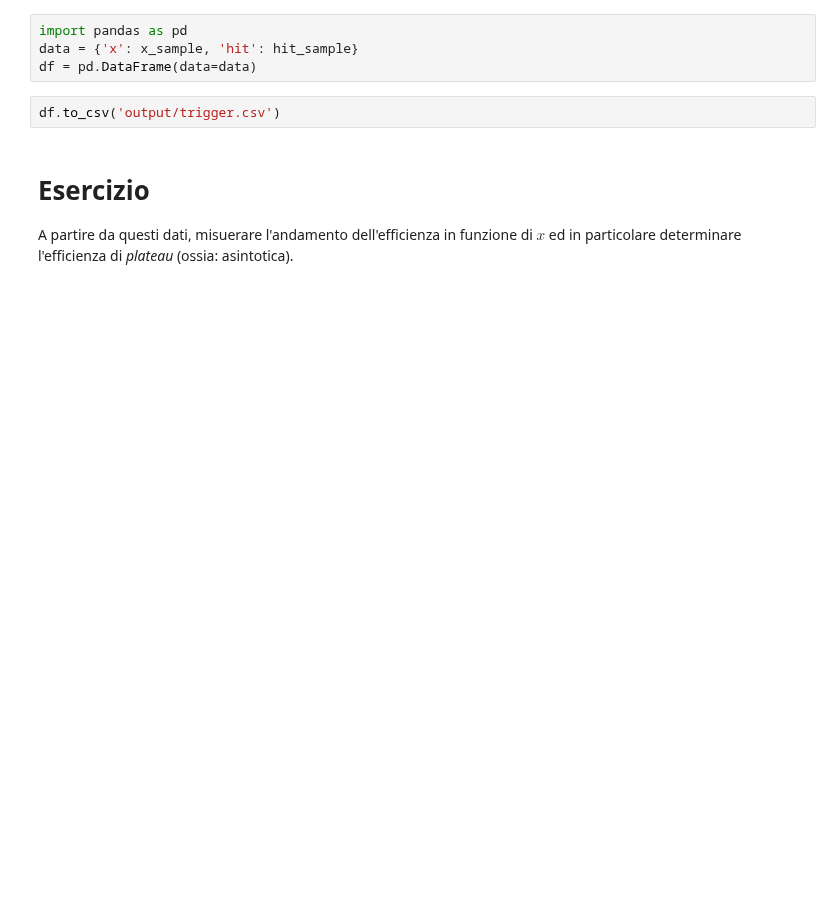
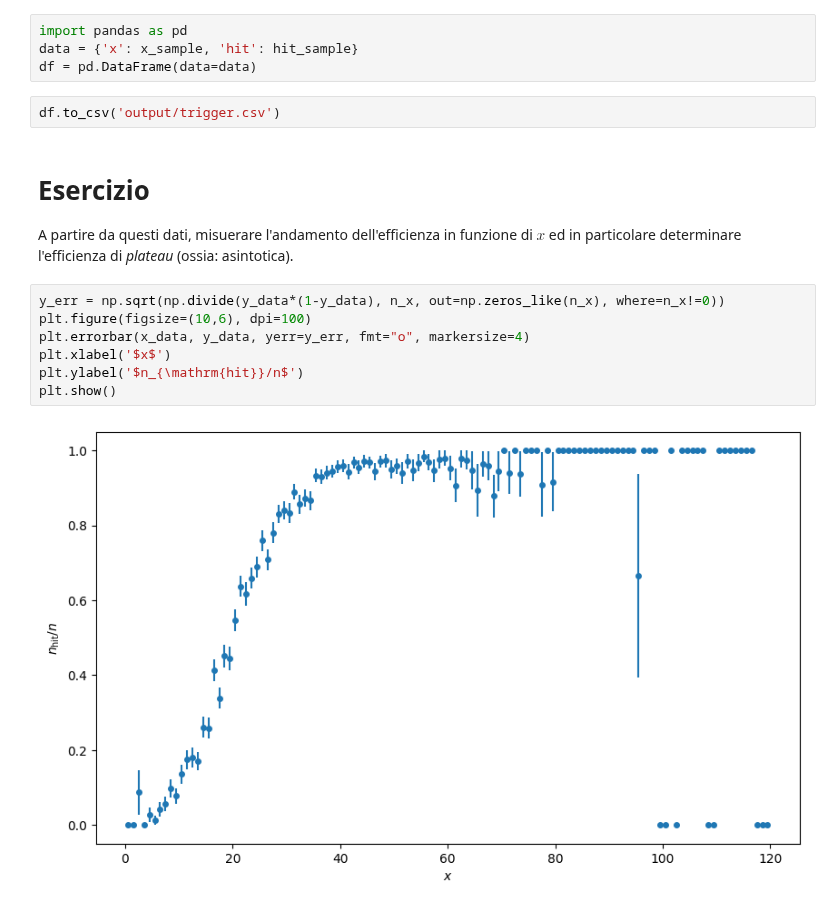
Before and after one commit to lucalista/analisi-dati-2021, a Jupyter notebook: 19.00.00__Misura_di_un_plateau_di_efficienza.ipynb, the cells around one changed output. Cells and saved outputs as stored; diff of their text form; blank space fills up the shorter version.

```diff
--- a/19.00.00__Misura_di_un_plateau_di_efficienza.ipynb
+++ b/19.00.00__Misura_di_un_plateau_di_efficienza.ipynb
@@ -67,3 +69,12 @@ df.to_csv('output/trigger.csv')
 # Esercizio
 
 A partire da questi dati, misuerare l'andamento dell'efficienza in funzione di $x$ ed in particolare determinare l'efficienza di *plateau* (ossia: asintotica).
+# %%
+y_err = np.sqrt(np.divide(y_data*(1-y_data), n_x, out=np.zeros_like(n_x), where=n_x!=0))
+plt.figure(figsize=(10,6), dpi=100)
+plt.errorbar(x_data, y_data, yerr=y_err, fmt="o", markersize=4)
+plt.xlabel('$x$')
+plt.ylabel('$n_{\mathrm{hit}}/n$')
+plt.show()
+# %% [output]
+[figure, added]
```
Also changed, not shown: parts of 2 cells of this notebook, 1 other file.
